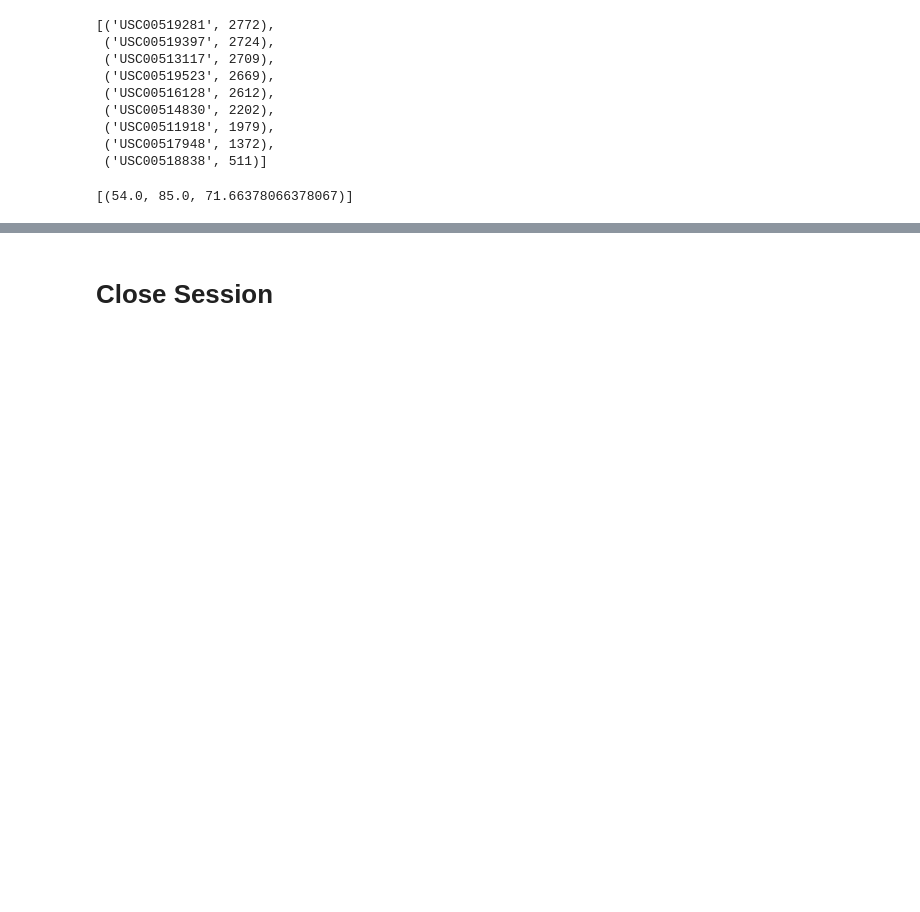
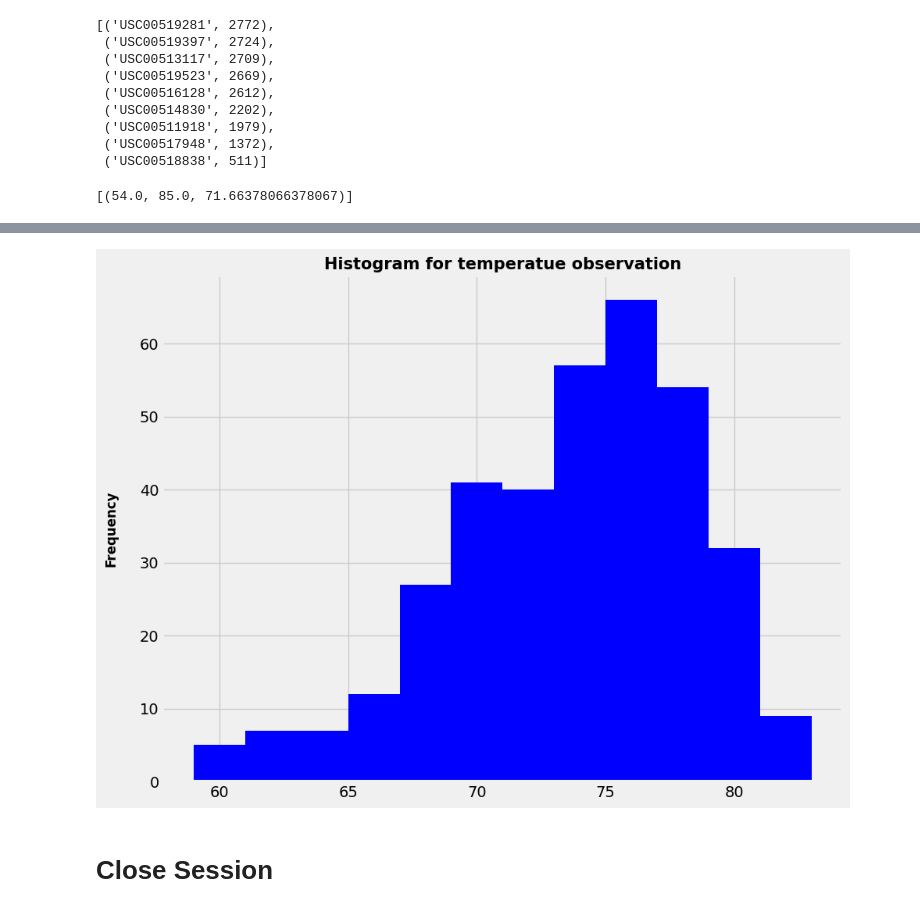
Before and after one commit to mariav0721/sqlalchemy-challenge, a Jupyter notebook: SurfsUp/climate_starter.ipynb, the cells around one changed output, grey strips where cells are left out. Cells and saved outputs as stored; diff of their text form; code cells hidden in the pictures; blank space fills up the shorter version.

```diff
--- a/SurfsUp/climate_starter.ipynb
+++ b/SurfsUp/climate_starter.ipynb
@@ -84,6 +120,11 @@ Text(0, 0.5, 'Inches')
 # %%
 # Design a query to find the most active stations (i.e. which stations have the most rows?)
 # List the stations and their counts in descending order.
+
+station_count=session.query(measurement.station,func.count(measurement.station)).\
+                       group_by(measurement.station).\
+                       order_by(func.count(measurement.station).desc()).all()
+station_count
 # %% [output]
 [('USC00519281', 2772),
  ('USC00519397', 2724),
@@ -107,3 +146,28 @@ Text(0.5, 4.183333333333314, 'Temperature')
+# %%
+# Using the most active station id
+# Query the last 12 months of temperature observation data for this station and plot the results as a histogram
+results_date=session.query(measurement.date).order_by(measurement.date.desc()).\
+             filter(measurement.station==station_count[0][0]).first()
+str_date=list(np.ravel(results_date))[0]
+latest_date=dt.datetime.strptime(str_date,"%Y-%m-%d")
+year_back=latest_date-dt.timedelta(days=366)
+
+results_overall=session.query(measurement.tobs).\
+             filter(measurement.station==station_count[0][0]).\
+             filter(measurement.date>=year_back).all()
+df_results=pd.DataFrame(results_overall)
+
+
+hist = df_results['tobs'].hist(bins=12,figsize=(10,8), color='b', zorder=2)
+
+hist.set_title("Histogram for temperatue observation",weight='bold', size=15)
+
+
+hist.set_ylabel("Frequency", labelpad=20, weight='bold', size=12)
+
+plt.show()
+# %% [output]
+[figure, added]
 # %% [markdown]
 # Close Session
 # %%
```
Also changed, not shown: parts of 11 cells of this notebook.
